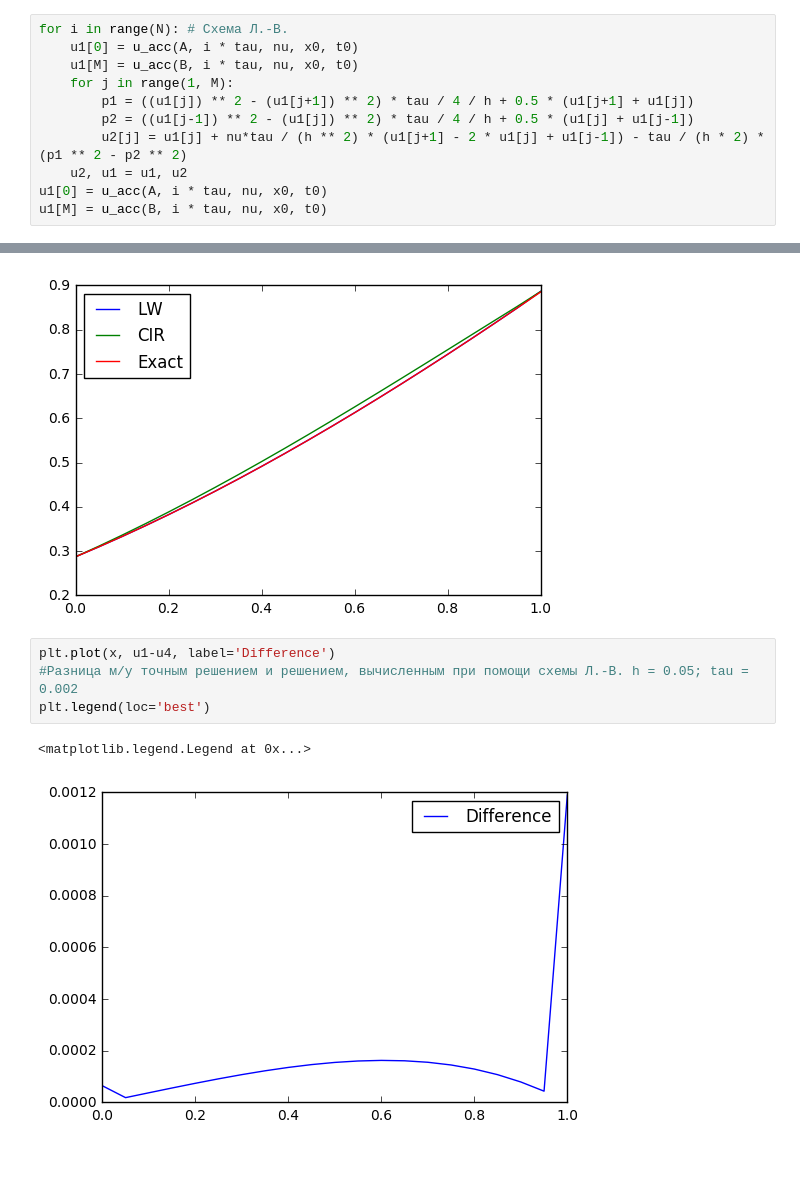
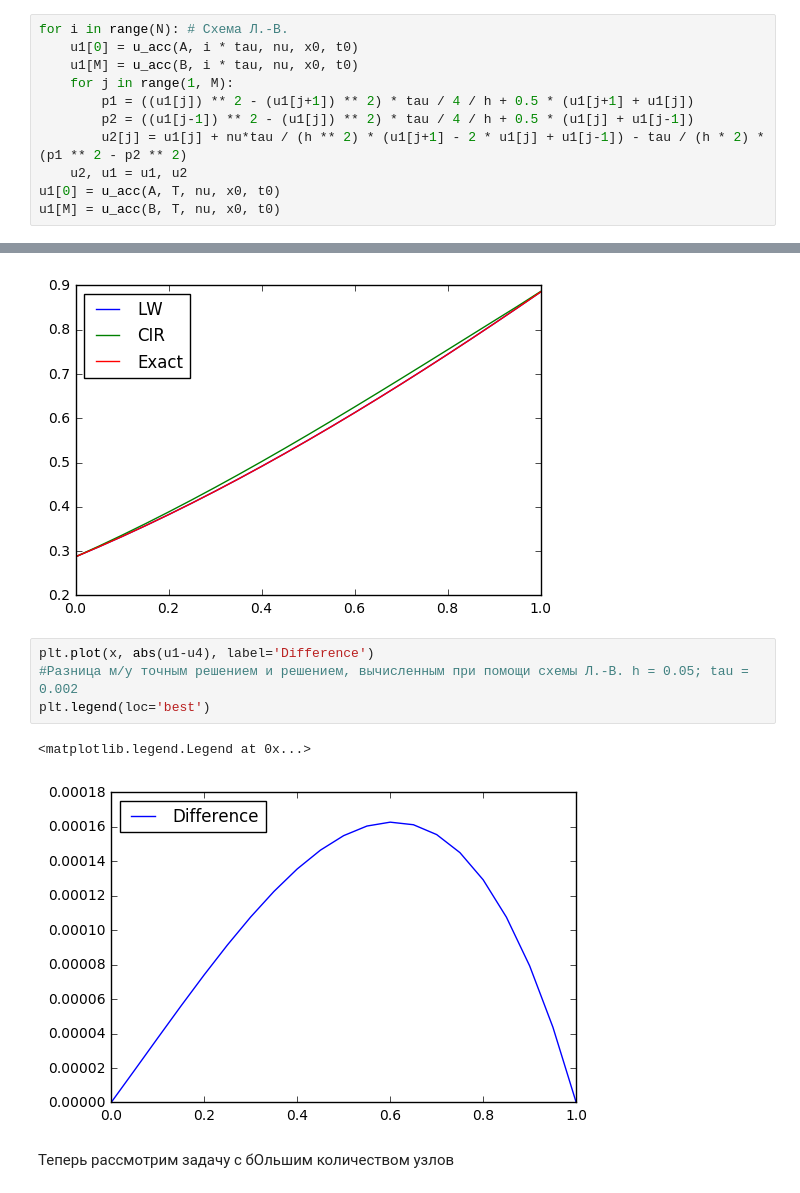
Before and after one commit to galitskiiboris/projects, a Jupyter notebook: Smooth-fixed.ipynb, the cells around one changed output, grey strips where cells are left out. Saved outputs shown, nothing was run; the diff lists cells and outputs as text; blank space fills up the shorter version.

```diff
--- a/Smooth-fixed.ipynb
+++ b/Smooth-fixed.ipynb
@@ -43,8 +43,8 @@ for i in range(N): # Схема Л.-В.
         p2 = ((u1[j-1]) ** 2 - (u1[j]) ** 2) * tau / 4 / h + 0.5 * (u1[j] + u1[j-1])
         u2[j] = u1[j] + nu*tau / (h ** 2) * (u1[j+1] - 2 * u1[j] + u1[j-1]) - tau / (h * 2) * (p1 ** 2 - p2 ** 2)
     u2, u1 = u1, u2
-u1[0] = u_acc(A, i * tau, nu, x0, t0)
-u1[M] = u_acc(B, i * tau, nu, x0, t0)
+u1[0] = u_acc(A, T, nu, x0, t0)
+u1[M] = u_acc(B, T, nu, x0, t0)
 # %%
 for i in range(N):
     u3[0] = u_acc(A, i * tau, nu, x0, t0)
@@ -72,9 +72,11 @@ plt.legend(loc='best')
 <matplotlib.legend.Legend at 0x...>
 [figure]
 # %%
-plt.plot(x, u1-u4, label='Difference')
+plt.plot(x, abs(u1-u4), label='Difference')
 #Разница м/у точным решением и решением, вычисленным при помощи схемы Л.-В. h = 0.05; tau = 0.002
 plt.legend(loc='best')
 # %% [output]
 <matplotlib.legend.Legend at 0x...>
-[figure, old version]
+[figure, new version]
+# %% [markdown]
+Теперь рассмотрим задачу с бОльшим количеством узлов
```
Also changed, not shown: parts of 14 cells of this notebook, 1 other file.
